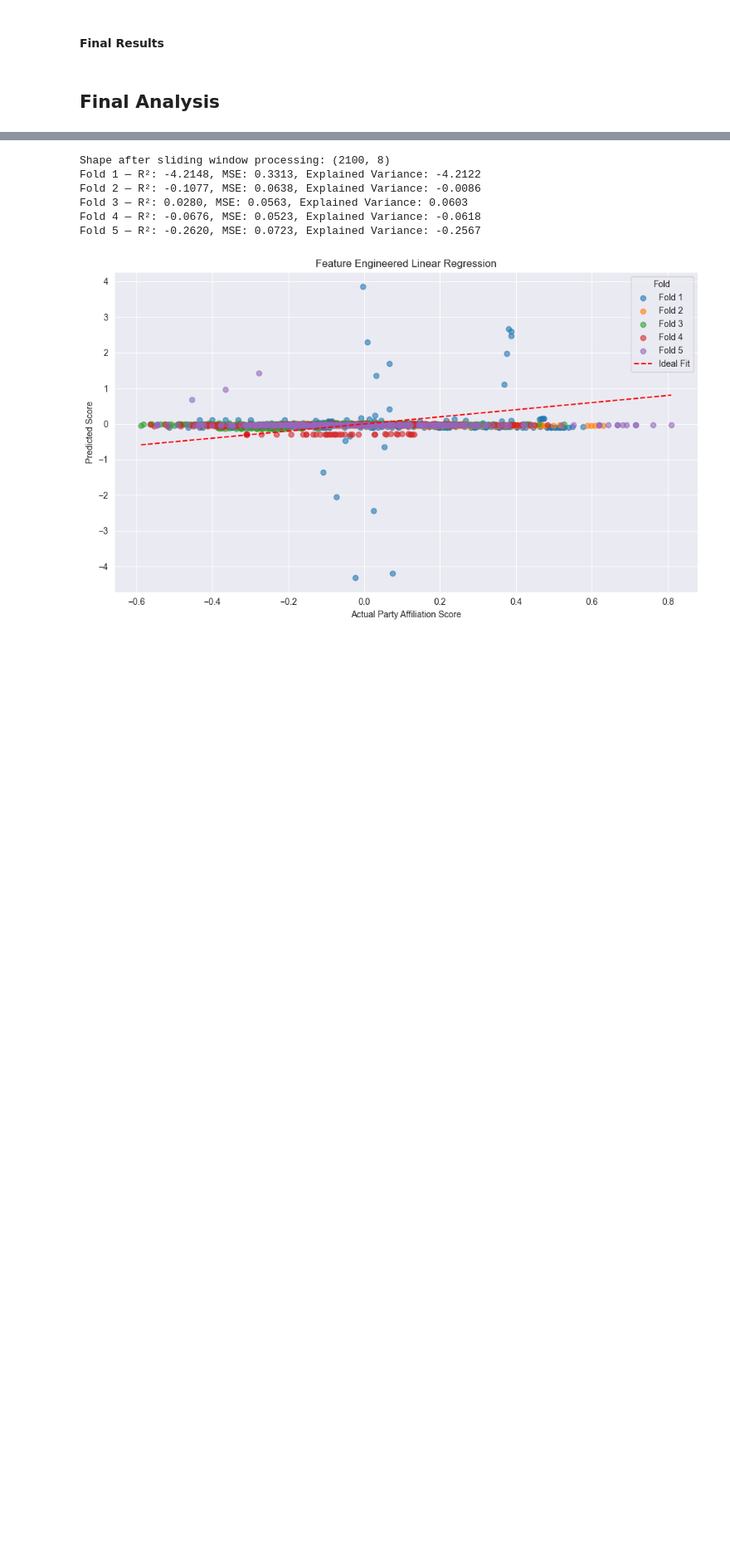
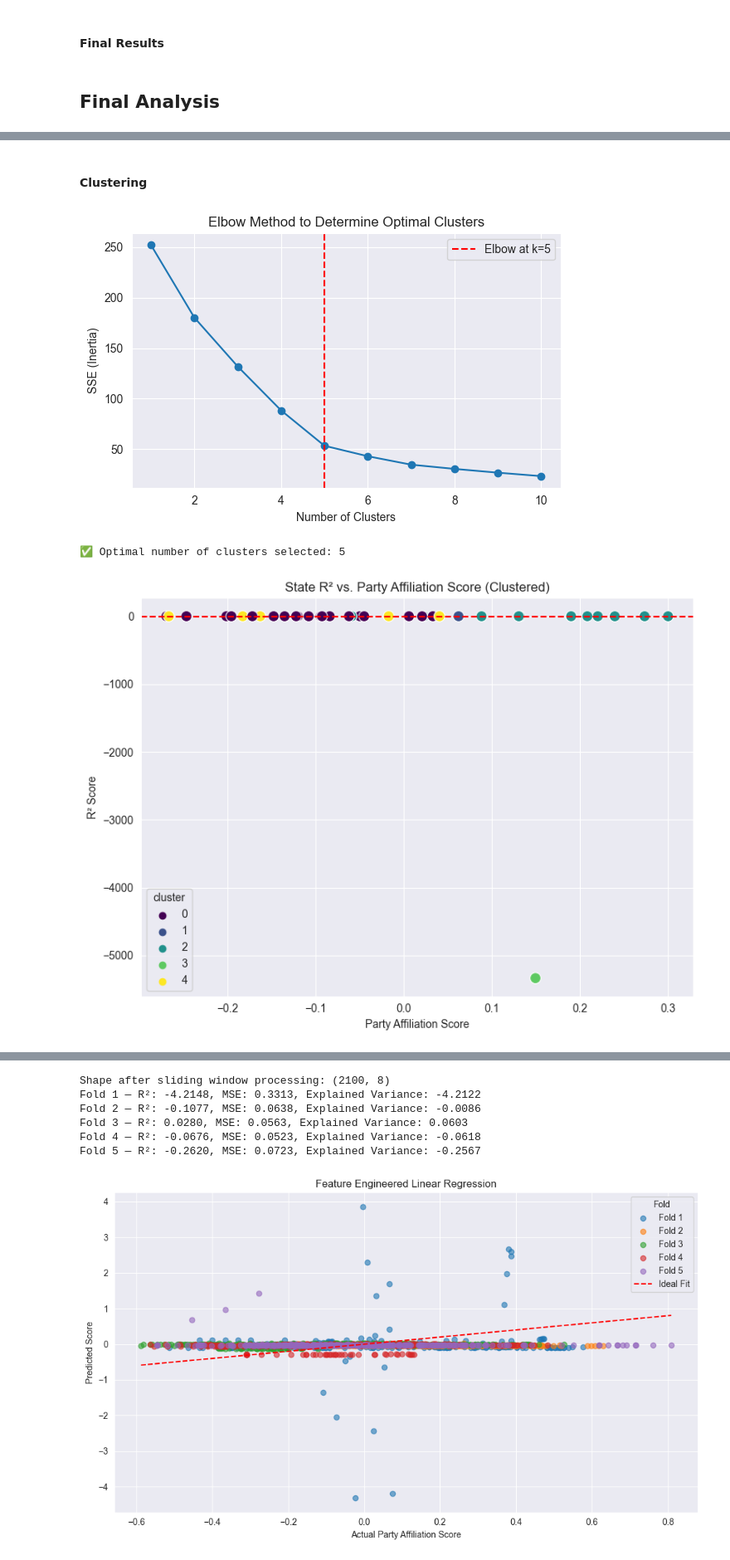
Before and after one commit to AyalYakobe/AirPollutionByPolitics, a Jupyter notebook: src/overview.ipynb, the cells around one changed output, grey strips where cells are left out. Shown at 83% size. Drawn from its saved outputs; the diff is of its cells as text; code cells hidden in the pictures; blank space fills up the shorter version.

```diff
--- a/src/overview.ipynb
+++ b/src/overview.ipynb
@@ -1179,0 +1048,15 @@ def analyze_top_states_by_r2(r2_by_state, df, model, top_k=10):
+# %%
+final_df_normalized_copy = final_df_normalized
+
+final_df_normalized_copy['emissions_change'] = (
+    final_df_normalized_copy
+    .sort_values(['state', 'year'])
+    .groupby('state')['emissions']
+    .diff()
+)
+
+state_means = final_df_normalized_copy.drop(columns=['year']).groupby('state').mean().reset_index()
+r2_df = r2_by_state.reset_index()
+r2_df.columns = ['state', 'r2_score']
+merged_df = state_means.merge(r2_df, on='state', how='inner')
+merged_df
@@ -1179,0 +1081,2 @@ def analyze_top_states_by_r2(r2_by_state, df, model, top_k=10):
+# %% [markdown]
+#### Clustering
@@ -1179,0 +1165,6 @@ def analyze_top_states_by_r2(r2_by_state, df, model, top_k=10):
+# %%
+clustered_df, summary_df, top_features = analyze_r2_clusters_from_merged(merged_df)
+# %% [output]
+[figure, added]
+✅ Optimal number of clusters selected: 5
+[figure, added]
```
Also changed, not shown: parts of 17 cells of this notebook.
